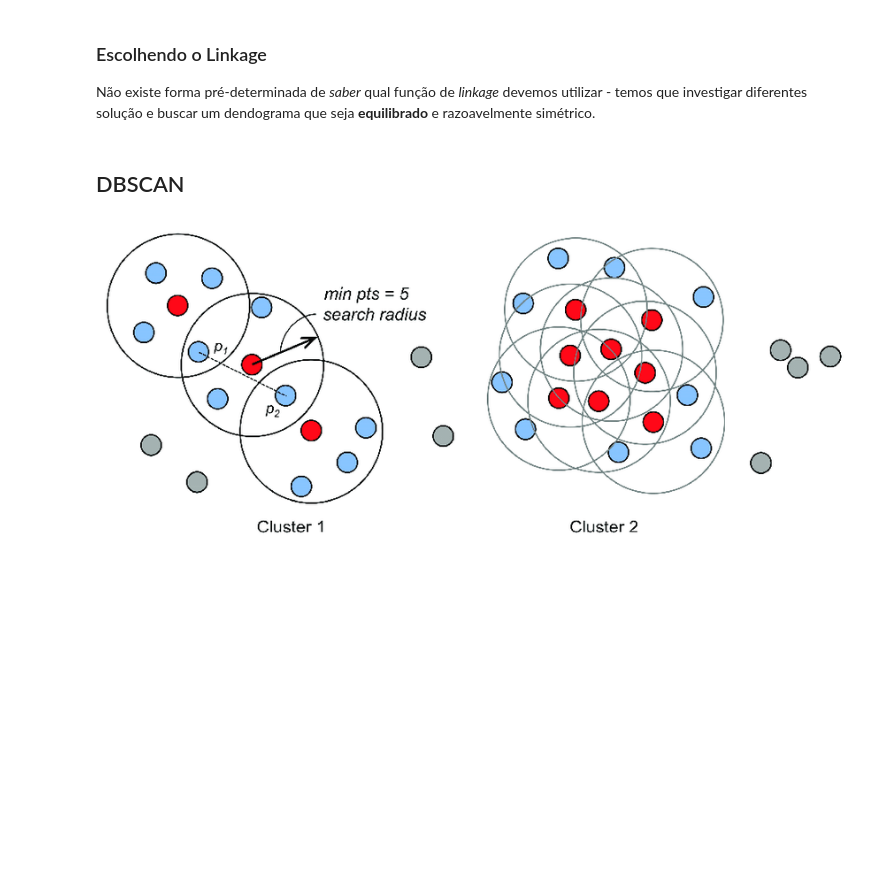
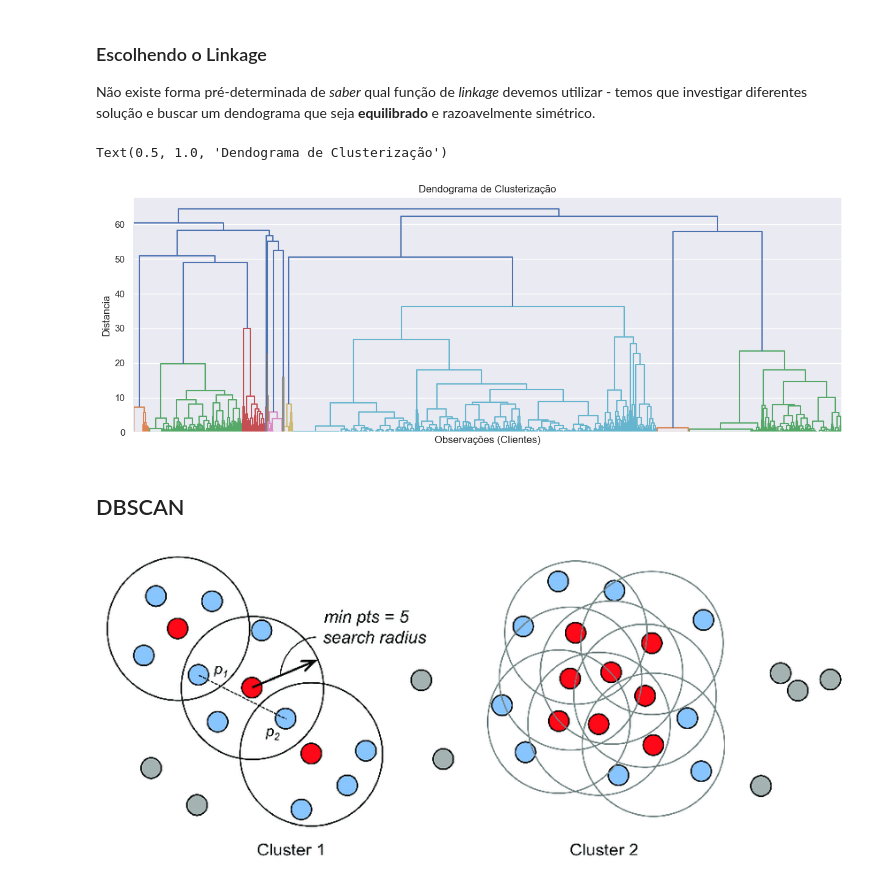
Before and after one commit to sadguilherme/99_PT_JAN2023, a Jupyter notebook: aulas/20230525 Algoritmos Não-Supervisionados II.ipynb, the cells around one changed output. Cells and saved outputs as stored; diff of their text form; code cells hidden in the pictures; blank space fills up the shorter version.

```diff
--- a/aulas/20230525 Algoritmos Não-Supervisionados II.ipynb
+++ b/aulas/20230525 Algoritmos Não-Supervisionados II.ipynb
@@ -62,5 +77,6 @@ tb_cliente_produto.head()
 scaler = StandardScaler()
 scaler.fit(tb_cliente_produto)
 tb_sca_cp = pd.DataFrame(
-    scaler.transform(tb_cliente_produto), columns=tb_cliente_produto.columns
+    scaler.transform(tb_cliente_produto), columns=tb_cliente_produto.columns, index = tb_cliente_produto.index
 )
+tb_sca_cp.head()
@@ -144,11 +238,14 @@ sns.boxplot(data = tb_cp_melt, x = "categoria_produto", y = "value", hue = "clus
 Não existe forma pré-determinada de *saber* qual função de *linkage* devemos utilizar - temos que investigar diferentes solução e buscar um dendograma que seja **equilibrado** e razoavelmente simétrico.
 # %%
 fig, ax = plt.subplots(1, 1, figsize=(15, 5))
-Z = linkage(tb_sca_cp, method="single")
+Z = linkage(tb_sca_cp, method="ward")
 dendogram_ = dendrogram(Z, no_labels=True, ax=ax)
 ax.set_xlabel("Observações (Clientes)")
 ax.set_ylabel("Distancia")
 ax.set_title("Dendograma de Clusterização")
+# %% [output]
+Text(0.5, 1.0, 'Dendograma de Clusterização')
+[figure, added]
 # %% [markdown]
 ## DBSCAN
 # %% [markdown]
```
Also changed, not shown: parts of 33 cells of this notebook, 1 other file.
